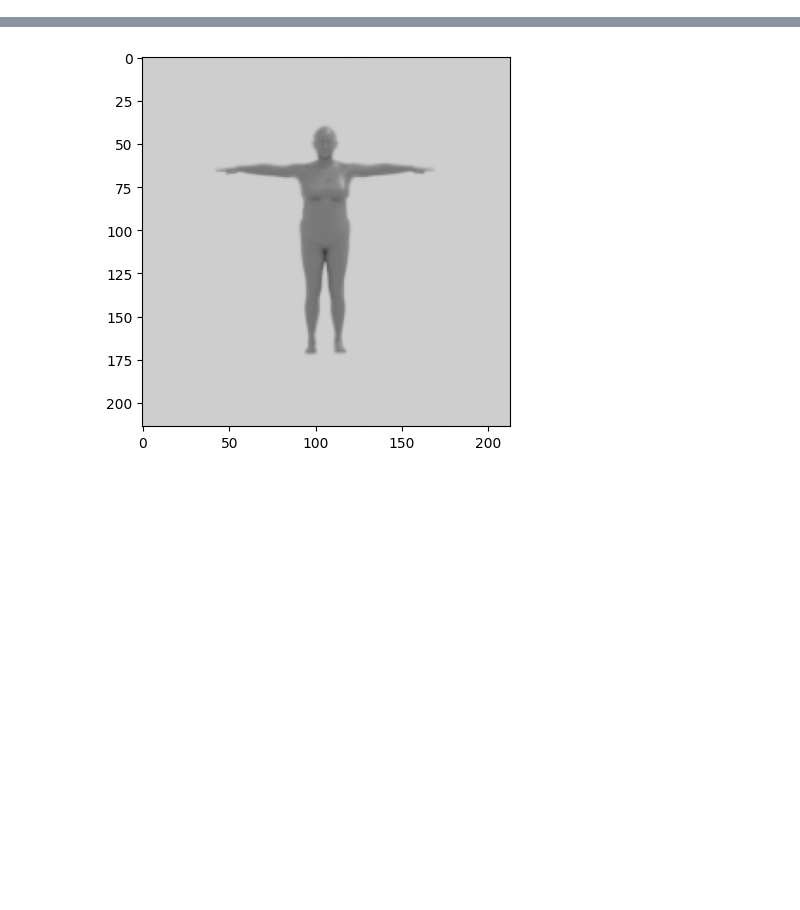
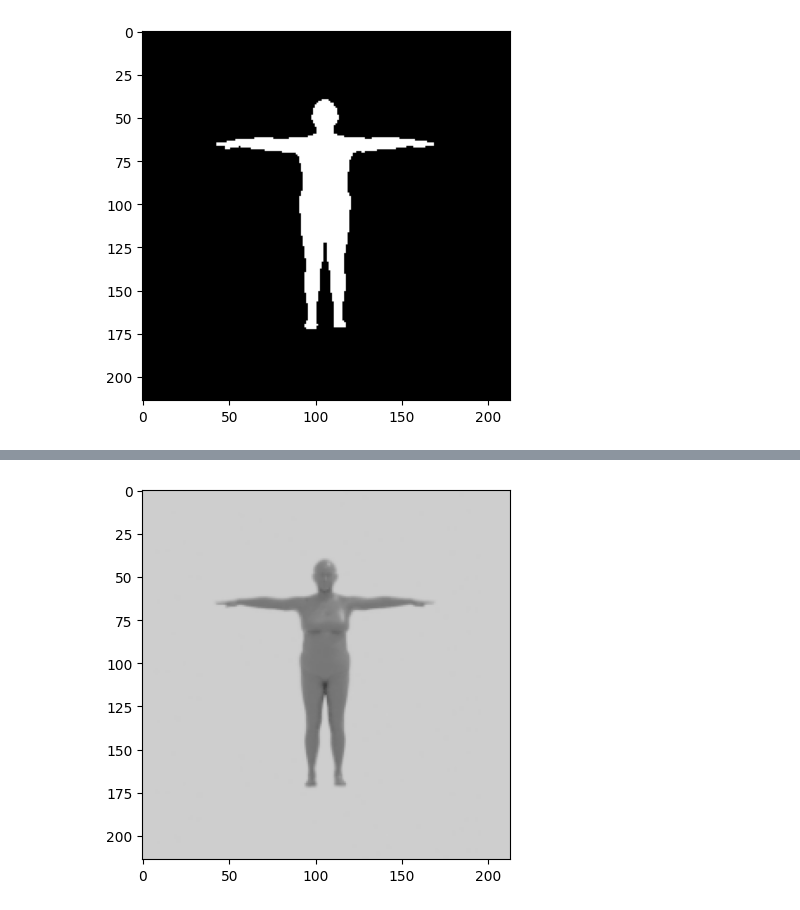
Before and after one commit to jakeng/Pattern2, a Jupyter notebook: Change foreground.ipynb, the cells around one changed output, grey strips where cells are left out. Drawn from its saved outputs; the diff is of its cells as text; code cells hidden in the pictures; blank space fills up the shorter version.

```diff
--- a/Change foreground.ipynb
+++ b/Change foreground.ipynb
@@ -4,0 +40,7 @@ from matplotlib import pyplot as plt
+# %%
+# Create mask profile, background color is 206, our threshhold is 190
+gray = img.copy()[:,:,0]
+mask = cv2.threshold(gray,190,255,cv2.THRESH_BINARY_INV)[1]
+plt.imshow(mask);
+# %% [output]
+[figure, added]
```
Also changed, not shown: parts of 17 cells of this notebook.
